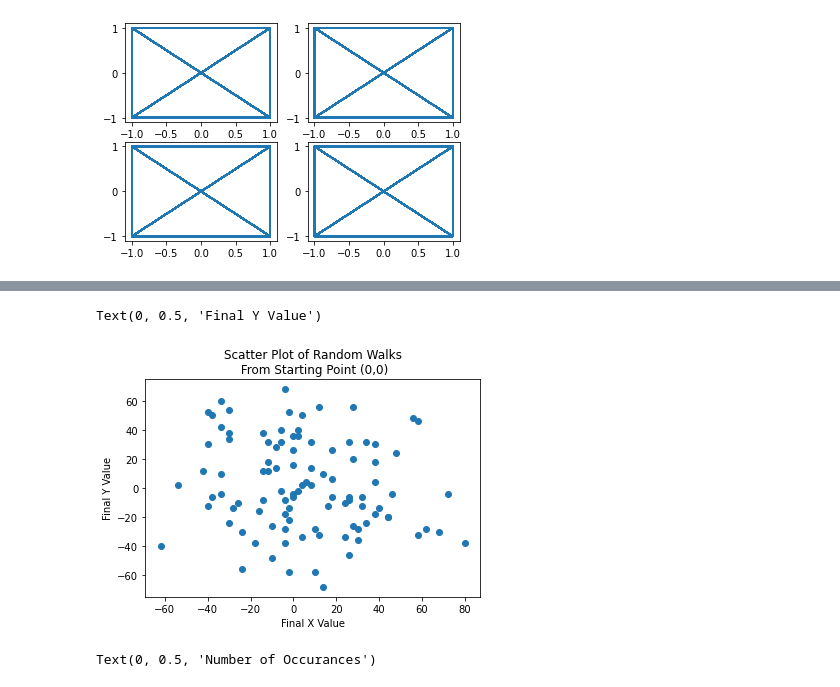
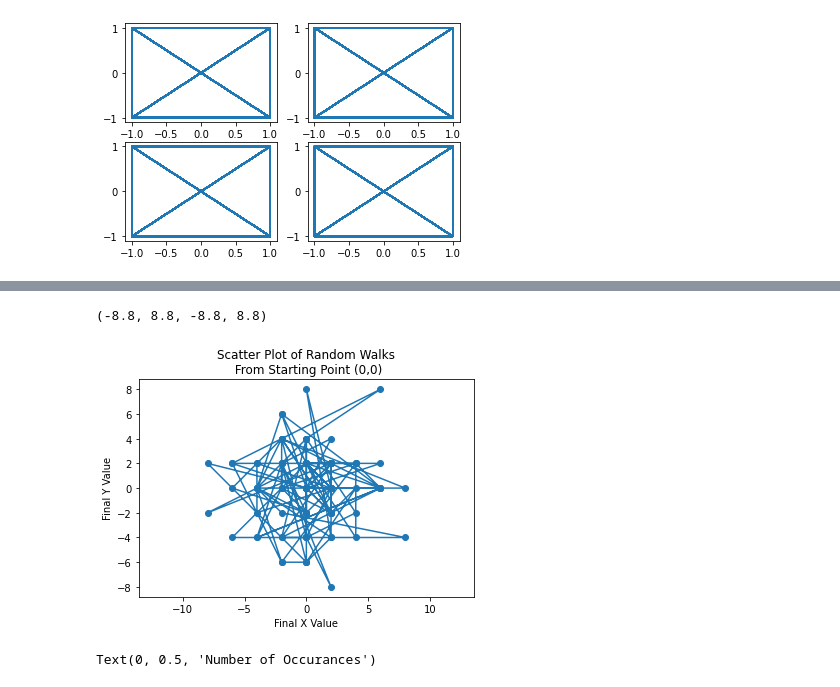
Before and after one commit to MarioSegura1099/biophysics, a Jupyter notebook: week-04/computer-lab-2.ipynb, the cells around one changed output, grey strips where cells are left out. Saved outputs shown, nothing was run; the diff lists cells and outputs as text; code cells hidden in the pictures.

```diff
--- a/week-04/computer-lab-2.ipynb
+++ b/week-04/computer-lab-2.ipynb
@@ -132,5 +132,5 @@ plt.plot(np.cumsum(x_step, axis=None, dtype=None, out=None),np.cumsum(y_step, ax
 # %%
-num_steps = 1000
+num_steps = 10
 num_trials = 100
 x_final = np.zeros(num_trials)
 y_final = np.zeros(num_trials)
@@ -144,3 +144,7 @@ for i in range(num_trials):
     x_final[i] = x[-1]
     y_final[i] = y[-1]
     displacement[i] = np.sqrt(x[-1]**2 + y[-1]**2)
+print(x)
+print(x_final)
+print(y)
+print(y_final)
@@ -147,11 +166,13 @@ for i in range(num_trials):
 # %%
 plt.scatter(x_final, y_final)
+plt.plot(x_final, y_final)
 plt.title('Scatter Plot of Random Walks\n From Starting Point (0,0)')
 plt.xlabel('Final X Value')
 plt.ylabel('Final Y Value')
+plt.axis('equal')
 # %% [output]
-Text(0, 0.5, 'Final Y Value')
+(-8.8, 8.8, -8.8, 8.8)
-[figure, old version]
+[figure, new version]
 # %%
 plt.hist(displacement)
 plt.xlabel('Displacement')
```
Also changed, not shown: parts of 6 cells of this notebook, 5 other files.
